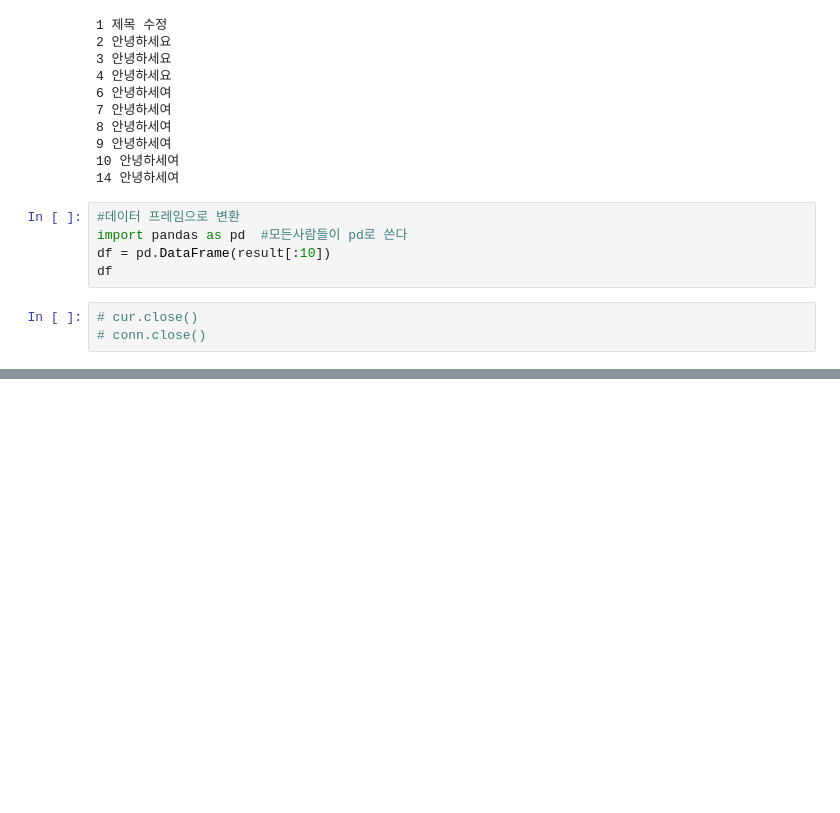
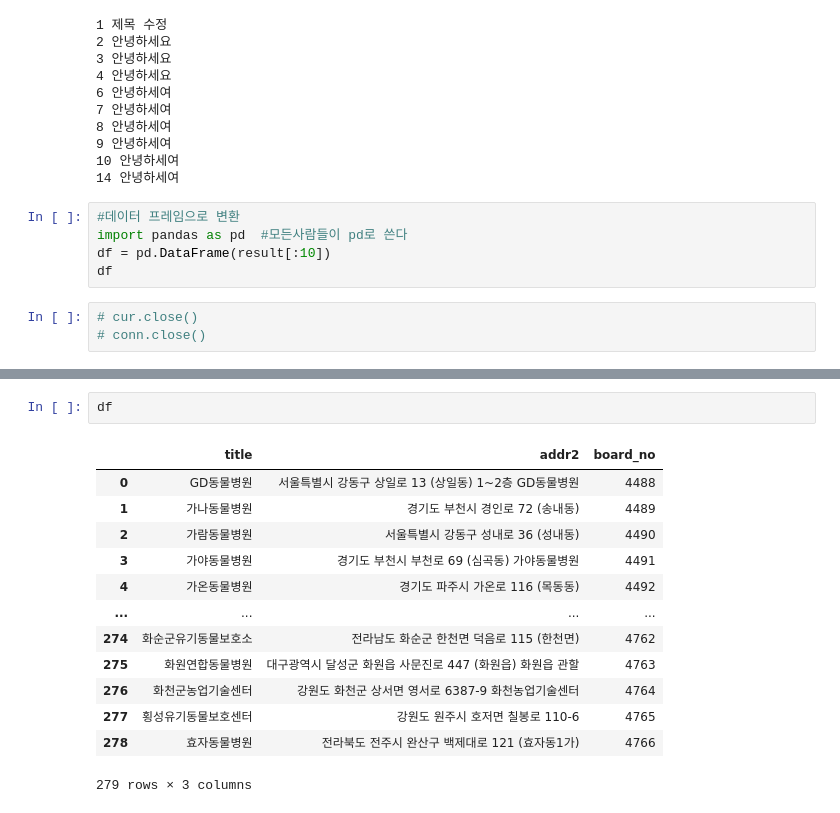
Before and after one commit to saparian0304/tjoeunacademy_test, a Jupyter notebook: jupyter/연습/커뮤니티 크롤링.ipynb, the cells around one changed output, grey strips where cells are left out. Saved outputs shown, nothing was run; the diff lists cells and outputs as text; blank space fills up the shorter version.

```diff
--- a/jupyter/연습/커뮤니티 크롤링.ipynb
+++ b/jupyter/연습/커뮤니티 크롤링.ipynb
@@ -321,0 +505,16 @@ df
+# %%
+df
+# %% [output]
+|  | title | addr2 | board_no |
+| 0 | GD동물병원 | 서울특별시 강동구 상일로 13 (상일동) 1~2층 GD동물병원 | 4488 |
+| 1 | 가나동물병원 | 경기도 부천시 경인로 72 (송내동) | 4489 |
+| 2 | 가람동물병원 | 서울특별시 강동구 성내로 36 (성내동) | 4490 |
+| 3 | 가야동물병원 | 경기도 부천시 부천로 69 (심곡동) 가야동물병원 | 4491 |
+| 4 | 가온동물병원 | 경기도 파주시 가온로 116 (목동동) | 4492 |
+| ... | ... | ... | ... |
+| 274 | 화순군유기동물보호소 | 전라남도 화순군 한천면 덕음로 115 (한천면) | 4762 |
+| 275 | 화원연합동물병원 | 대구광역시 달성군 화원읍 사문진로 447 (화원읍) 화원읍 관할 | 4763 |
+| 276 | 화천군농업기술센터 | 강원도 화천군 상서면 영서로 6387-9 화천농업기술센터 | 4764 |
+| 277 | 횡성유기동물보호센터 | 강원도 원주시 호저면 칠봉로 110-6 | 4765 |
+| 278 | 효자동물병원 | 전라북도 전주시 완산구 백제대로 121 (효자동1가) | 4766 |
+279 rows × 3 columns
```
Also changed, not shown: parts of 16 cells of this notebook, 7 other files.
